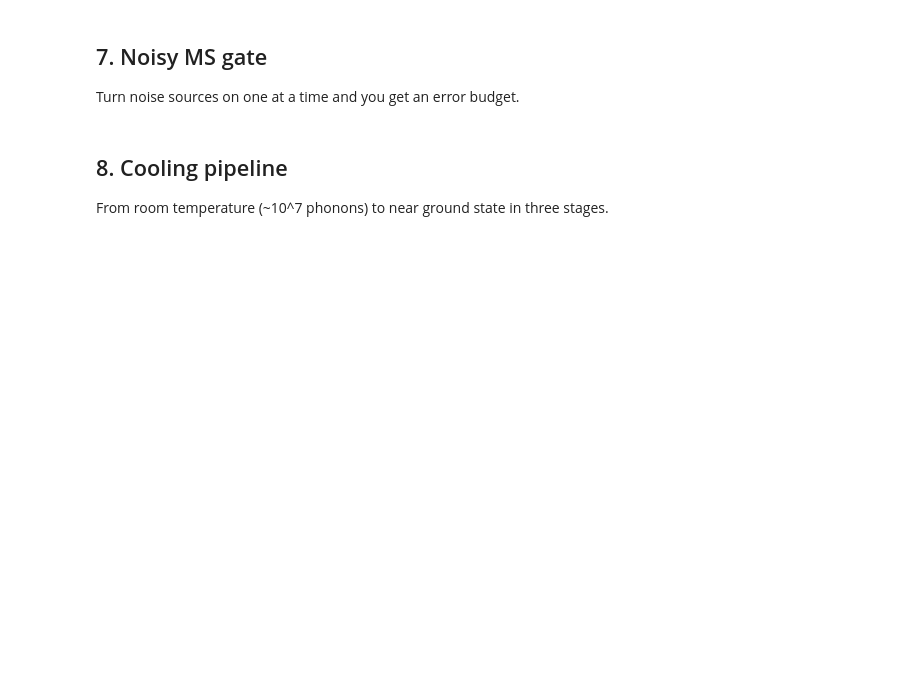
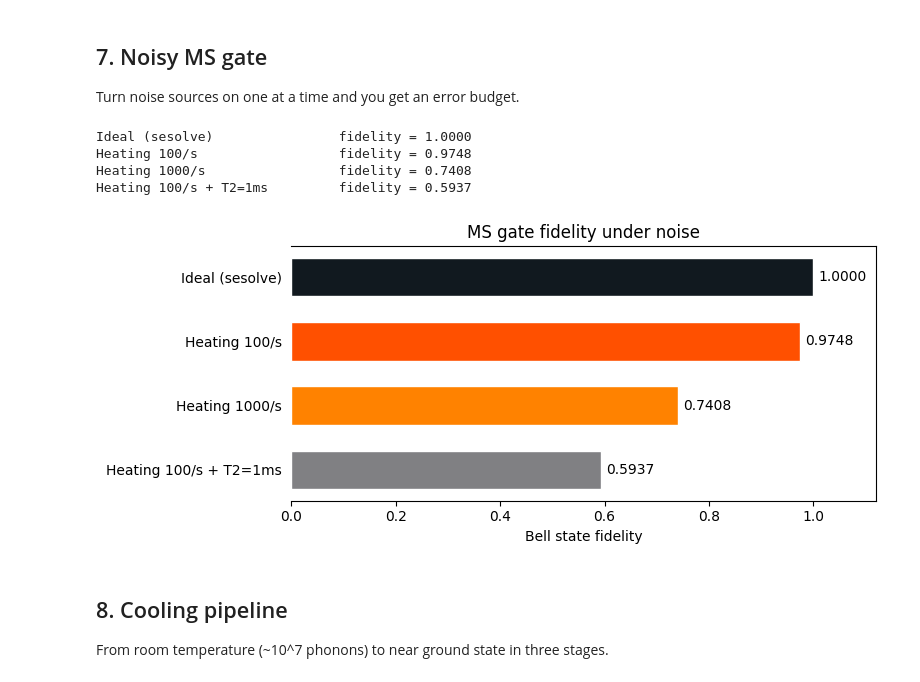
Before and after one commit to splch/tiqs, a Jupyter notebook: docs/presentation/demo.ipynb, the cells around one changed output. Cells and saved outputs as stored; diff of their text form; code cells hidden in the pictures; blank space fills up the shorter version.

```diff
--- a/docs/presentation/demo.ipynb
+++ b/docs/presentation/demo.ipynb
@@ -146,29 +193,41 @@ Turn noise sources on one at a time and you get an error budget.
 # %%
 scenarios = {
     "Ideal (sesolve)": dict(solver="sesolve"),
     "Heating 100/s": dict(solver="mesolve", heating_rate=100),
     "Heating 1000/s": dict(solver="mesolve", heating_rate=1000),
     "Heating 100/s + T2=1ms": dict(solver="mesolve", heating_rate=100, t2_qubit=1e-3),
 }
 
 results = {}
 for label, kwargs in scenarios.items():
     cfg = SimulationConfig(species=species, trap=trap, n_ions=2, n_modes=1, n_fock=15, **kwargs)
     r = SimulationRunner(cfg)
     res = r.run_ms_gate(ions=[0, 1])
     f = bell_state_fidelity(res.states[-1].ptrace([0, 1]))
     results[label] = f
     print(f"{label:30s} fidelity = {f:.4f}")
 
-fig, ax = plt.subplots(figsize=(8, 3))
-colors = ["#333333", "#E8700A", "#E8A00A", "#999999"]
-bars = ax.barh(list(results.keys()), list(results.values()), color=colors)
+fig, ax = plt.subplots(figsize=(8, 3.5))
+colors = [IONQ_DARK, IONQ_ORANGE, "#FF8200", IONQ_GREY]
+bars = ax.barh(range(len(results)), list(results.values()), color=colors,
+               height=0.6, edgecolor="white", linewidth=1)
+ax.set_yticks(range(len(results)))
+ax.set_yticklabels(list(results.keys()))
 for bar, val in zip(bars, results.values()):
-    ax.text(bar.get_width() + 0.005, bar.get_y() + bar.get_height() / 2,
-            f"{val:.4f}", va="center")
-ax.set(xlabel="Bell state fidelity", xlim=(0, 1.1), title="MS gate fidelity under noise")
+    ax.text(bar.get_width() + 0.01, bar.get_y() + bar.get_height() / 2,
+            f"{val:.4f}", va="center", fontsize=10)
+ax.set(xlabel="Bell state fidelity", xlim=(0, 1.12), title="MS gate fidelity under noise")
+ax.invert_yaxis()
+ax.spines["left"].set_visible(False)
+ax.tick_params(left=False)
 plt.tight_layout()
 plt.show()
+# %% [output]
+Ideal (sesolve)                fidelity = 1.0000
+Heating 100/s                  fidelity = 0.9748
+Heating 1000/s                 fidelity = 0.7408
+Heating 100/s + T2=1ms         fidelity = 0.5937
+[figure, added]
 # %% [markdown]
 ## 8. Cooling pipeline
 
```
Also changed, not shown: parts of 9 cells of this notebook, 1 other file.
